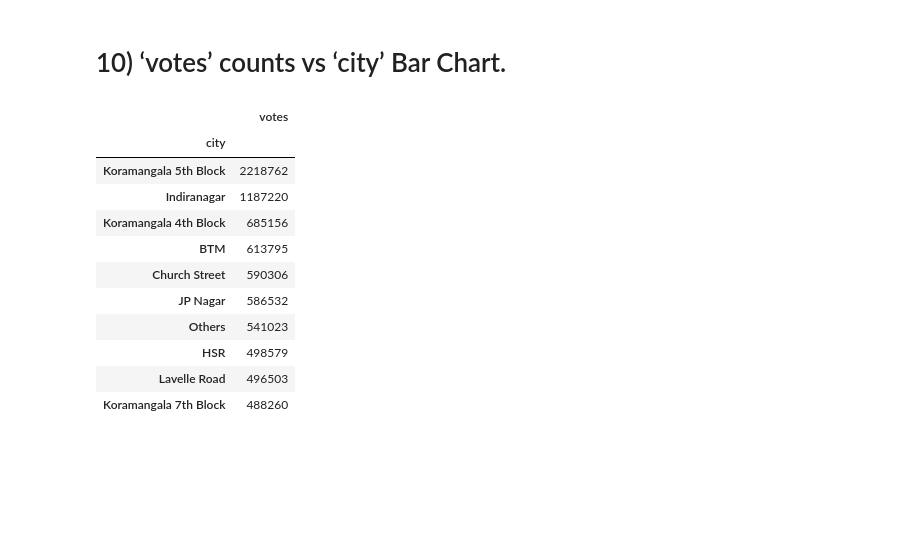
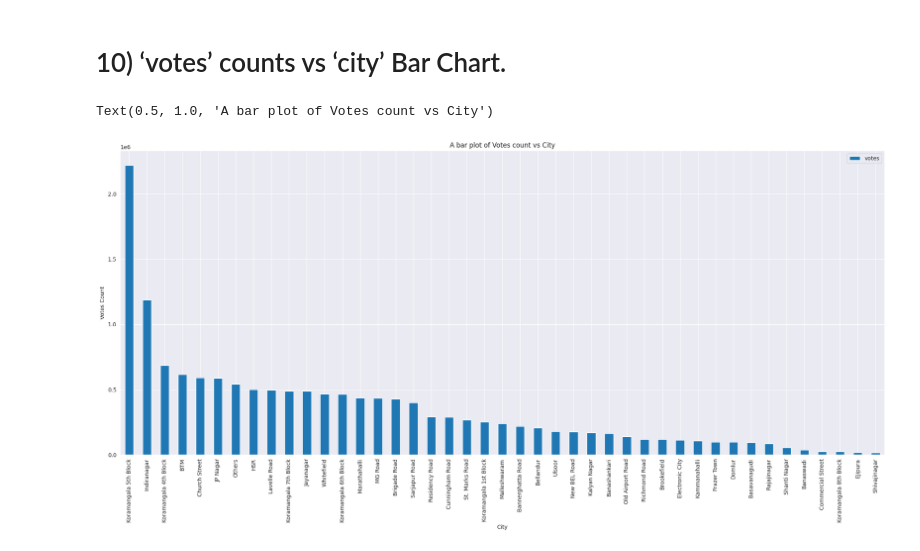
Before and after one commit to mutumagitonga/Zomato-Bangalore-Restaurants-Data-Analysis-Practice, a Jupyter notebook: zomato-data-analysis-and-visualization.ipynb, the cells around one changed output. Cells and saved outputs as stored; diff of their text form; code cells hidden in the pictures; blank space fills up the shorter version.

Commit message:
Create a bar plot of votes count per city

```diff
--- a/zomato-data-analysis-and-visualization.ipynb
+++ b/zomato-data-analysis-and-visualization.ipynb
@@ -1023,26 +1023,22 @@ Text(0.5, 1.0, 'A bar plot of Restaurant Type Counts vs City')
 # %%
 df4 = df[['city','votes']]
 # df4 = df4.drop_duplicates()
 
 # Sum up the votes in the grouped cities, creating a pandas Series
 df5 = df4.groupby(['city'])['votes'].sum()
-
 # Convert the pandas series to frame
 df5 = df5.to_frame()
-
 # Sort the values in the dataframe in descending order
 df5 = df5.sort_values('votes', ascending=False)
-df5.head(10)
+# df5.head(10)
+colors = sns.color_palette("husl", len(df5))
+
+# Plotting the output
+df5.plot(kind='bar', figsize=(25,10))
+# Set labels
+plt.xlabel("City")
+plt.ylabel("Votes Count")
+plt.title("A bar plot of Votes count vs City")
 # %% [output]
-|  | votes |
-| city |  |
-| Koramangala 5th Block | 2218762 |
-| Indiranagar | 1187220 |
-| Koramangala 4th Block | 685156 |
-| BTM | 613795 |
-| Church Street | 590306 |
-| JP Nagar | 586532 |
-| Others | 541023 |
-| HSR | 498579 |
-| Lavelle Road | 496503 |
-| Koramangala 7th Block | 488260 |
+Text(0.5, 1.0, 'A bar plot of Votes count vs City')
+[figure, added]
```
